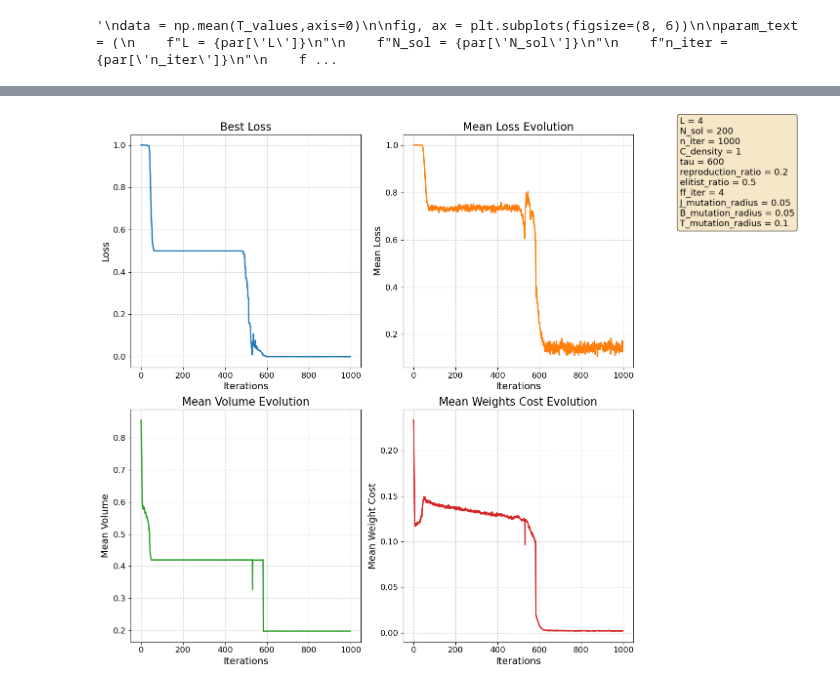
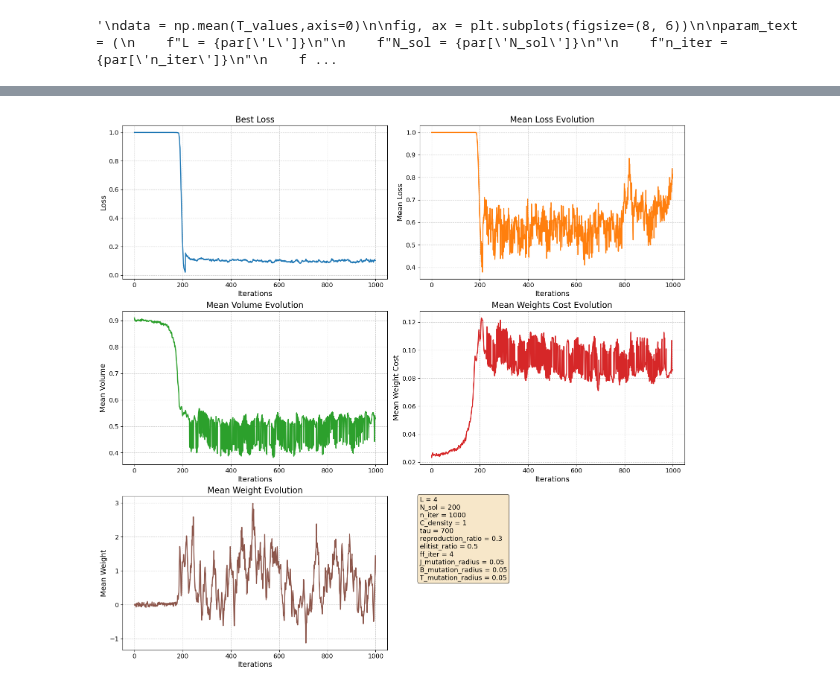
Before and after one commit to pietromalagoli/NeuronEvolution, a Jupyter notebook: main/model_ricard.ipynb, the cells around one changed output, grey strips where cells are left out. Saved outputs shown, nothing was run; the diff lists cells and outputs as text; code cells hidden in the pictures.

```diff
--- a/main/model_ricard.ipynb
+++ b/main/model_ricard.ipynb
@@ -22,10 +22,11 @@ import model_ricard as m       # I've put all the functions in a separate Python
 # parameters of the simulation
 par={'L': 4,                    # side length of the squared lattice
      'p_self_link': 0,         # probability for each cell of having a self link
+     'C_flip': 0.1,                         # probability of bitflipping an element in C
      'C_density': 1,                       # initial density of links
      'J_range': [-1,+1],                       # define the possible value for J.
      'gamma': 2,                             # gamma parameter of the Boltzmann function (transfer function)
-     'tau': 600,                                   # temperature parameter for the softmax
+     'tau': 700,                                   # temperature parameter for the softmax
      'crossover_ratio': 0,                    # percentage of offspring to be generated by crossover + mutation (instead of only mutation)
      'target_set': [-1.0,1.0,1.0,-1.0],
      'input_set':[[-1,-1],[-1,1],[1,-1],[1,1]],
@@ -33,16 +34,16 @@ par={'L': 4,                    # side length of the squared lattice
      'ff_iter': 4,                               # number of iterations the ff is executed for computing the output of a network (to reach the steady state)
      'J_mutation_radius': 0.05,                 # standard deviation of the normal distribution used to sample the mutation value for J.
      'B_mutation_radius': 0.05,            # standard deviation of the normal distribution used to sample the mutation value for B.
-     'T_mutation_radius': 0.1,           # standard deviation of the normal distribution used to sample the mutation value for T = T_mutation_radius * L
-     'reproduction_ratio': 0.2,          # percentage of offsprings to be generated by reproduction (the reamining by random generation)
+     'T_mutation_radius': 0.05,           # standard deviation of the normal distribution used to sample the mutation value for T = T_mutation_radius * L
+     'reproduction_ratio': 0.3,          # percentage of offsprings to be generated by reproduction (the reamining by random generation)
      'elitist_ratio':0.5,
      #'x_n': np.linspace(-1,1,64),   # discretization of the input of the transfer function (last argmument
                                    # is also the maximum number of non-zero coefficients in the DFT of the
                                    # transfer function. it should be a power of 2 for best performance of fft)
      'n_iter': 1000,                    # number of iterations of the algorithm
      'early_stop_ratio': 0.9,           # ratio of solutions to have loss < 0.01 for early stop to trigger
-     'rndm_gen_stop': 0.01,                  # best loss lower threshold for halting random generation
-     'add_weights': 0.01,                    # best loss lower threshold for adding the weights cost to the loss function
+     'rndm_gen_stop': 0.01,                  # best target distance lower threshold for halting random generation
+     'add_weights': 0.05,                    # best target distance lower threshold for adding the weights cost to the loss function
      'N_sol': 200}                       # number of solutions (individuals, networks) considered in the simulation
 
 if par['reproduction_ratio'] + par['elitist_ratio'] > 1:
@@ -51,6 +52,6 @@ if par['reproduction_ratio'] + par['elitist_ratio'] > 1:
 
 nrd.seed(1234)
 # %%
-solutions, lmean, mean_t_dist, mean_weight_cost, loss_ev, mean_asp,T_values, mean_volume = m.evolution(par,verb=1,gen_verb=False,stat=True,early_stop=False)
+solutions, lmean, mean_t_dist, mean_weight_cost, loss_ev, mean_asp,T_values, mean_volume, mean_weight = m.evolution(par,verb=1,gen_verb=False,stat=True,early_stop=True)
 # %% [output]
 Iteration #0...
@@ -326,5 +331,5 @@ plt.tight_layout()
 # %%
-fig, axs = plt.subplots(2, 2, figsize=(16, 12))
+fig, axs = plt.subplots(3, 2, figsize=(16, 16))
 
 # Best Loss
 best_loss = np.min(loss_ev, axis=0)
@@ -338,61 +343,48 @@ axs[0, 0].tick_params(axis='both', labelsize=12)
 # Mean Loss Evolution
 axs[0, 1].plot(lmean, color='tab:orange', linewidth=2)
 axs[0, 1].set_title('Mean Loss Evolution', fontsize=16)
 axs[0, 1].set_xlabel('Iterations', fontsize=14)
 axs[0, 1].set_ylabel('Mean Loss', fontsize=14)
 axs[0, 1].grid(True, linestyle='--', alpha=0.6)
 axs[0, 1].tick_params(axis='both', labelsize=12)
 
-'''
-# Mean Average Shortest Path Evolution
-axs[1, 0].plot(mean_asp, color='tab:green', linewidth=2)
-axs[1, 0].set_title('Mean Average Shortest Path Evolution', fontsize=16)
-axs[1, 0].set_xlabel('Iterations', fontsize=14)
-axs[1, 0].set_ylabel('Mean Length', fontsize=14)
-axs[1, 0].grid(True, linestyle='--', alpha=0.6)
-axs[1, 0].tick_params(axis='both', labelsize=12)
-'''
 # Mean Volume Evolution
 axs[1, 0].plot(mean_volume, color='tab:green', linewidth=2)
 axs[1, 0].set_title('Mean Volume Evolution', fontsize=16)
 axs[1, 0].set_xlabel('Iterations', fontsize=14)
 axs[1, 0].set_ylabel('Mean Volume', fontsize=14)
 axs[1, 0].grid(True, linestyle='--', alpha=0.6)
 axs[1, 0].tick_params(axis='both', labelsize=12)
 
 # Mean Weights Cost Evolution
 axs[1, 1].plot(mean_weight_cost, color='tab:red', linewidth=2)
 axs[1, 1].set_title('Mean Weights Cost Evolution', fontsize=16)
 axs[1, 1].set_xlabel('Iterations', fontsize=14)
 axs[1, 1].set_ylabel('Mean Weight Cost', fontsize=14)
 axs[1, 1].grid(True, linestyle='--', alpha=0.6)
 axs[1, 1].tick_params(axis='both', labelsize=12)
 
-# Prepare parameter text
-param_text = (
-    f"L = {par['L']}\n"
-    f"N_sol = {par['N_sol']}\n"
-    f"n_iter = {par['n_iter']}\n"
-    f"C_density = {par['C_density']}\n"
-    f"tau = {par['tau']}\n"
-    f"reproduction_ratio = {par['reproduction_ratio']}\n"
-    f"elitist_ratio = {par['elitist_ratio']}\n"
-    f"ff_iter = {par['ff_iter']}\n"
-    f"J_mutation_radius = {par['J_mutation_radius']}\n"
-    f"B_mutation_radius = {par['B_mutation_radius']}\n"
-    f"T_mutation_radius = {par['T_mutation_radius']}"
+# Mean weight Evolution
+axs[2, 0].plot(mean_weight, color='tab:brown', linewidth=2)
+axs[2, 0].set_title('Mean Weight Evolution', fontsize=16)
+axs[2, 0].set_xlabel('Iterations', fontsize=14)
+axs[2, 0].set_ylabel('Mean Weight', fontsize=14)
+axs[2, 0].grid(True, linestyle='--', alpha=0.6)
+axs[2, 0].tick_params(axis='both', labelsize=12)
+
+# Parameter box in the last (empty) subplot
+axs[2, 1].axis('off')
+axs[2, 1].text(
+    0, 1, param_text, fontsize=13, va='top', ha='left',
+    bbox=dict(boxstyle='round', facecolor='wheat', alpha=0.7), transform=axs[2, 1].transAxes
 )
 
-# Add parameter box
-fig.text(0.75, 0.95, param_text, fontsize=13, va='top', ha='left',
-         bbox=dict(boxstyle='round', facecolor='wheat', alpha=0.7))
-
-plt.tight_layout(rect=[0, 0, 0.7, 1])
+plt.tight_layout(rect=[0, 0, 1, 1])
 plt.subplots_adjust(top=0.92)
 plt.savefig('plots/loss.png', dpi=150)
 plt.show()
 # %% [output]
-[figure, old version]
+[figure, new version]
 # %%
 fig, axs = plt.subplots(2, 2, figsize=(16, 12))
 
```
Also changed, not shown: parts of 12 cells of this notebook, 7 other files.
